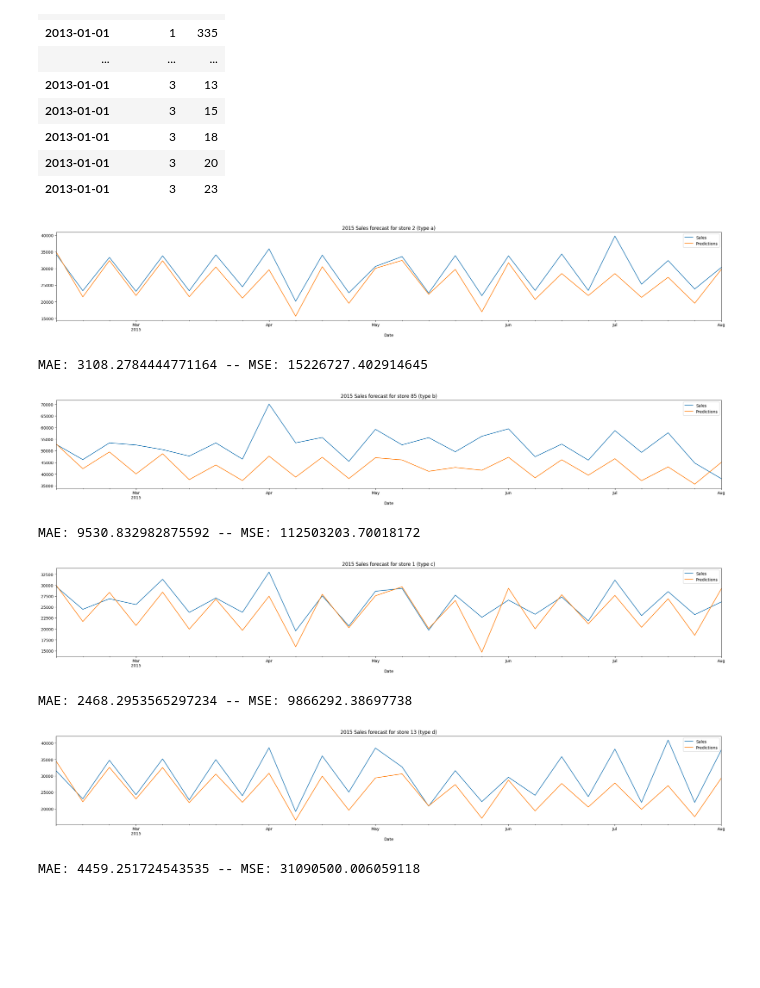
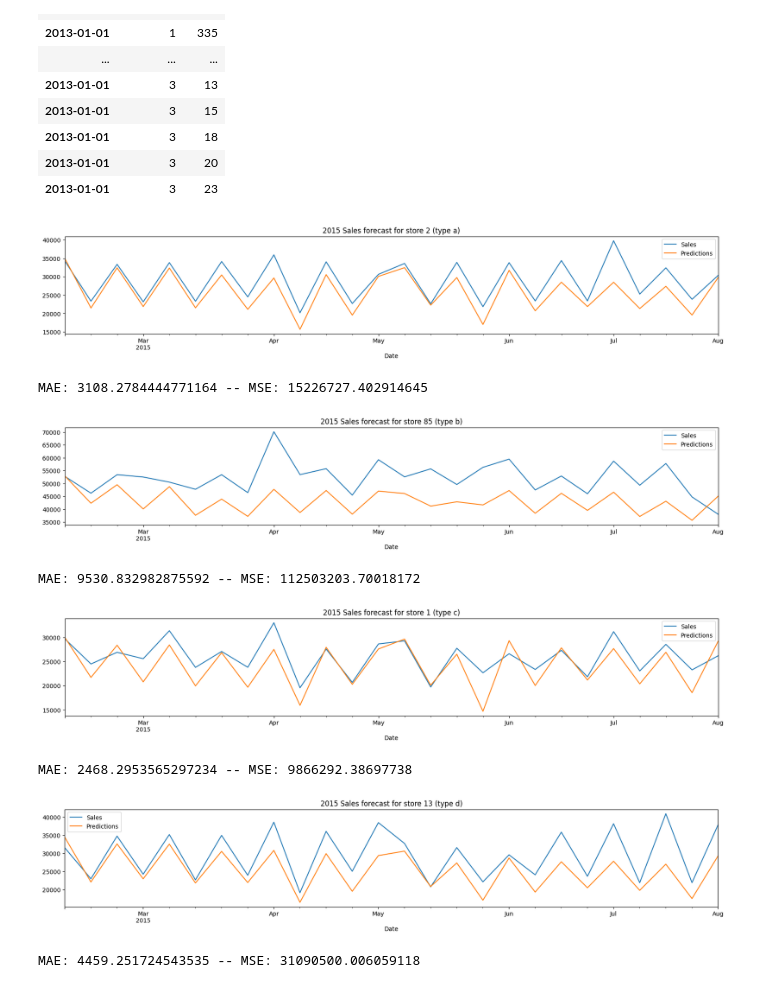
Before and after one commit to TheCamilovisk/RossmannSalesForecasting, a Jupyter notebook: 03.2 - XGBoost_multi_store_model.ipynb, the cells around one changed output. Saved outputs shown, nothing was run; the diff lists cells and outputs as text; code cells hidden in the pictures; blank space fills up the shorter version.

Commit message:
Reducing the figures sizes.

```diff
--- a/03.2 - XGBoost_multi_store_model.ipynb
+++ b/03.2 - XGBoost_multi_store_model.ipynb
@@ -397,39 +397,39 @@ def get_forecast(extra_features_df: pd.DataFrame, history_df: pd.DataFrame, mode
 selected_stores = {
     "a": 2,
     "b": 85,
     "c": 1,
     "d": 13
 }
 
 for store_type, store_id in selected_stores.items():
     history_df = weekly_stores_sales_df[weekly_stores_sales_df.Store == store_id].set_index("Date")
 
     validation_sample = (
         validation_weekly_stores_sales_df[validation_weekly_stores_sales_df.Store == store_id].set_index("Date")
     )
     validation_trues = validation_sample.pop("Sales")
 
     results_df = get_forecast(validation_sample, history_df, xgbr_regressor)
     results_df["Sales"] = validation_trues
 
     mae = mean_absolute_error(results_df["Sales"], results_df["Predictions"])
     mse = mean_squared_error(results_df["Sales"], results_df["Predictions"])
 
     plt.figure()
     plt.title(f"2015 Sales forecast for store {store_id} (type {store_type})");
 
-    ax = results_df["Sales"].plot(kind="line", figsize=(30, 4))
+    ax = results_df["Sales"].plot(kind="line", figsize=(20, 3))
     results_df["Predictions"].plot(kind="line", ax=ax)
     ax.legend();
     plt.show()
 
     print(f"MAE: {mae} -- MSE: {mse}")
 # %% [output]
-[figure, old version]
+[figure, new version]
 MAE: 3108.2784444771164 -- MSE: 15226727.402914645
-[figure, old version]
+[figure, new version]
 MAE: 9530.832982875592 -- MSE: 112503203.70018172
-[figure, old version]
+[figure, new version]
 MAE: 2468.2953565297234 -- MSE: 9866292.38697738
-[figure, old version]
+[figure, new version]
 MAE: 4459.251724543535 -- MSE: 31090500.006059118
```
Also changed, not shown: parts of 1 cell of this notebook.
